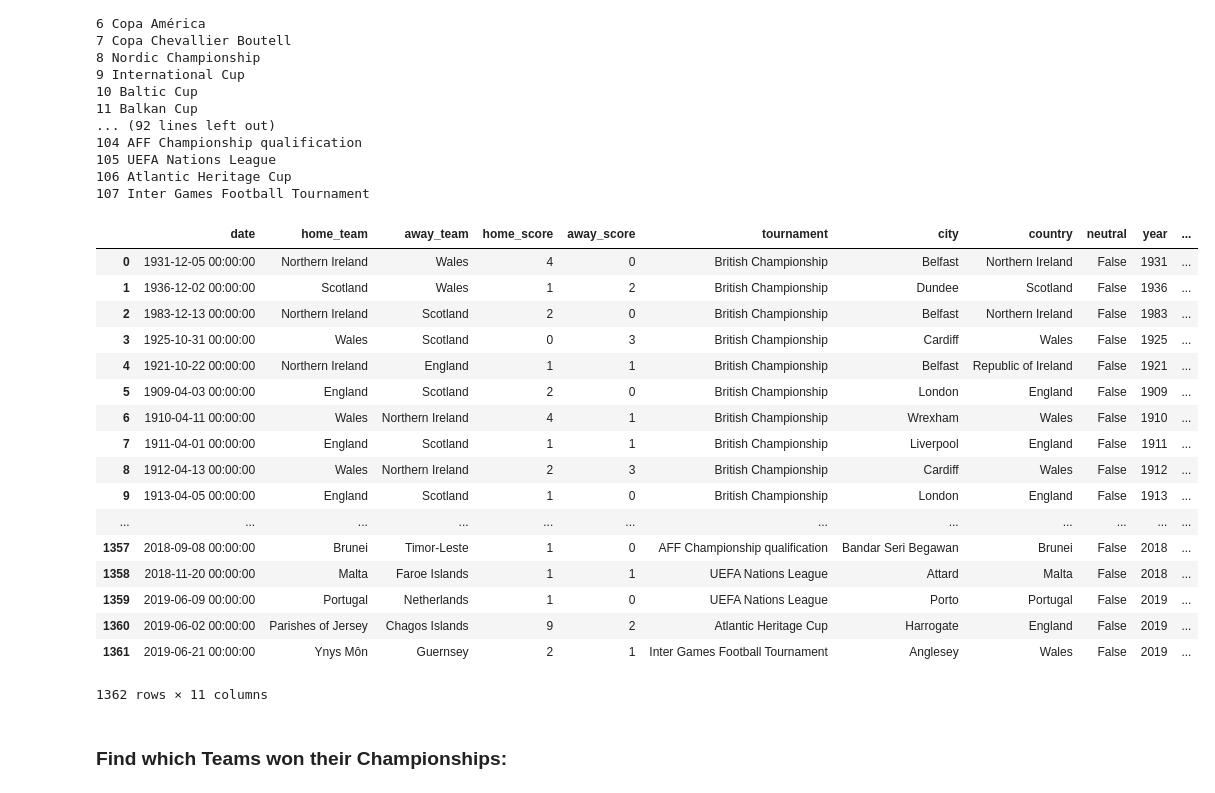
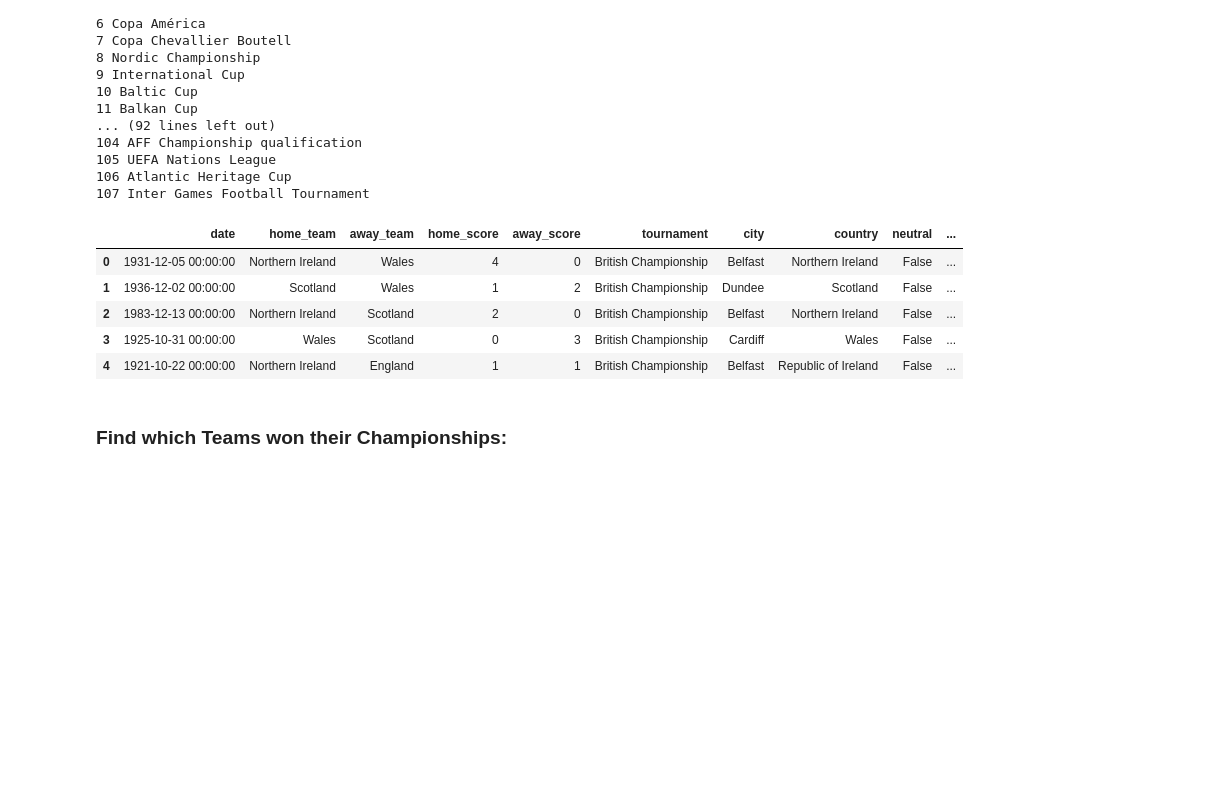
Before and after one commit to ylee9107/Visual-Analytics-Project-1---footballResults, a Jupyter notebook: Python files/Football_Task1._v4.ipynb, the cells around one changed output. Drawn from its saved outputs; the diff is of its cells as text; code cells hidden in the pictures; blank space fills up the shorter version.

```diff
--- a/Python files/Football_Task1._v4.ipynb
+++ b/Python files/Football_Task1._v4.ipynb
@@ -143,0 +198,3 @@ data_football.shape
+# %%
+data_football = task1_matchOutcomes(data_football)
+data_football
@@ -143,0 +220,30 @@ data_football.shape
+# %%
+def task1_rankPoints(data):
+
+    data_football = data
+
+    data_football['rank_points'] = np.nan
+
+    list_teamOutcomes = []
+
+    for idx in range(len(data_football)):
+#         print(idx)
+        if (data_football['match_outcome'][idx] == 'loss'):
+#             print('home')
+            list_teamOutcomes.append(int(0))
+
+        elif (data_football['match_outcome'][idx] == 'win'):
+#             print('away')
+            list_teamOutcomes.append(int(3))
+
+        else:
+            # else it is a DRAW:
+#             print('draw')
+            list_teamOutcomes.append(int(1))
+
+    data_football['rank_points'] = list_teamOutcomes
+
+    return data_football;
+# %%
+data_football = task1_rankPoints(data_football)
+data_football
@@ -163,7 +286,7 @@ def task1_football_processing(data_football):
 
     for i, j in enumerate(tournament_list):
 
-        data_football_tournamentTypes[i] = data_football_tournaments[data_football_tournaments['tournament']== j].iloc[:,[0,1,2,3,4,5,6,7,8]]
+        data_football_tournamentTypes[i] = data_football_tournaments[data_football_tournaments['tournament']== j].iloc[:,:]
 
 
     # Step 4 - reformat the date column to datetime format:
@@ -302,26 +414,14 @@ data_football_task1_df = task1_football_convert2DataFrame(data_football_task1, d
 106 Atlantic Heritage Cup
 107 Inter Games Football Tournament
 # %%
-data_football_task1_df
+data_football_task1_df.head()
 # %% [output]
-|  | date | home_team | away_team | home_score | away_score | tournament | city | country | neutral | year | ... |
-| 0 | 1931-12-05 00:00:00 | Northern Ireland | Wales | 4 | 0 | British Championship | Belfast | Northern Ireland | False | 1931 | ... |
-| 1 | 1936-12-02 00:00:00 | Scotland | Wales | 1 | 2 | British Championship | Dundee | Scotland | False | 1936 | ... |
-| 2 | 1983-12-13 00:00:00 | Northern Ireland | Scotland | 2 | 0 | British Championship | Belfast | Northern Ireland | False | 1983 | ... |
-| 3 | 1925-10-31 00:00:00 | Wales | Scotland | 0 | 3 | British Championship | Cardiff | Wales | False | 1925 | ... |
-| 4 | 1921-10-22 00:00:00 | Northern Ireland | England | 1 | 1 | British Championship | Belfast | Republic of Ireland | False | 1921 | ... |
-| 5 | 1909-04-03 00:00:00 | England | Scotland | 2 | 0 | British Championship | London | England | False | 1909 | ... |
-| 6 | 1910-04-11 00:00:00 | Wales | Northern Ireland | 4 | 1 | British Championship | Wrexham | Wales | False | 1910 | ... |
-| 7 | 1911-04-01 00:00:00 | England | Scotland | 1 | 1 | British Championship | Liverpool | England | False | 1911 | ... |
-| 8 | 1912-04-13 00:00:00 | Wales | Northern Ireland | 2 | 3 | British Championship | Cardiff | Wales | False | 1912 | ... |
-| 9 | 1913-04-05 00:00:00 | England | Scotland | 1 | 0 | British Championship | London | England | False | 1913 | ... |
-| ... | ... | ... | ... | ... | ... | ... | ... | ... | ... | ... | ... |
-| 1357 | 2018-09-08 00:00:00 | Brunei | Timor-Leste | 1 | 0 | AFF Championship qualification | Bandar Seri Begawan | Brunei | False | 2018 | ... |
-| 1358 | 2018-11-20 00:00:00 | Malta | Faroe Islands | 1 | 1 | UEFA Nations League | Attard | Malta | False | 2018 | ... |
-| 1359 | 2019-06-09 00:00:00 | Portugal | Netherlands | 1 | 0 | UEFA Nations League | Porto | Portugal | False | 2019 | ... |
-| 1360 | 2019-06-02 00:00:00 | Parishes of Jersey | Chagos Islands | 9 | 2 | Atlantic Heritage Cup | Harrogate | England | False | 2019 | ... |
-| 1361 | 2019-06-21 00:00:00 | Ynys Môn | Guernsey | 2 | 1 | Inter Games Football Tournament | Anglesey | Wales | False | 2019 | ... |
+|  | date | home_team | away_team | home_score | away_score | tournament | city | country | neutral | ... |
+| 0 | 1931-12-05 00:00:00 | Northern Ireland | Wales | 4 | 0 | British Championship | Belfast | Northern Ireland | False | ... |
+| 1 | 1936-12-02 00:00:00 | Scotland | Wales | 1 | 2 | British Championship | Dundee | Scotland | False | ... |
+| 2 | 1983-12-13 00:00:00 | Northern Ireland | Scotland | 2 | 0 | British Championship | Belfast | Northern Ireland | False | ... |
+| 3 | 1925-10-31 00:00:00 | Wales | Scotland | 0 | 3 | British Championship | Cardiff | Wales | False | ... |
+| 4 | 1921-10-22 00:00:00 | Northern Ireland | England | 1 | 1 | British Championship | Belfast | Republic of Ireland | False | ... |
-1362 rows × 11 columns
 # %% [markdown]
 ### Find which Teams won their Championships:
 # %%
```
Also changed, not shown: parts of 11 cells of this notebook.
